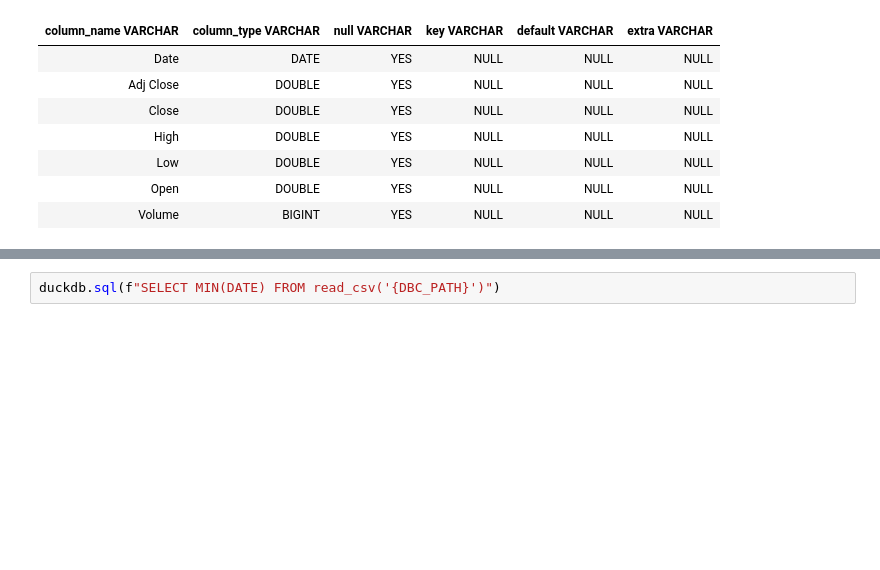
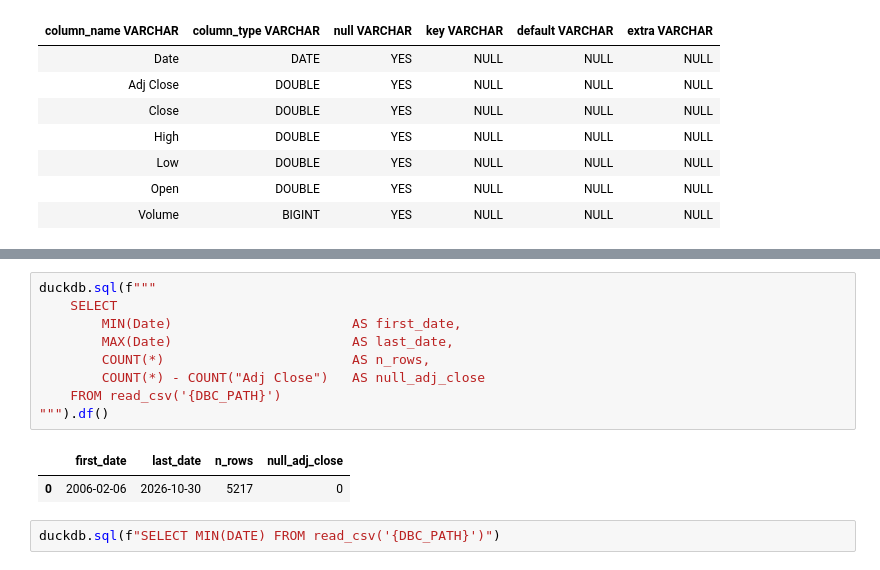
Before and after one commit to IgnacioBrunotto/inflation-hedge-analysis, a Jupyter notebook: notebooks/02_explore_duckdb.ipynb, the cells around one changed output, grey strips where cells are left out. Saved outputs shown, nothing was run; the diff lists cells and outputs as text; blank space fills up the shorter version.

```diff
--- a/notebooks/02_explore_duckdb.ipynb
+++ b/notebooks/02_explore_duckdb.ipynb
@@ -34,3 +53,15 @@ duckdb.sql(f"SELECT MAX(DATE) FROM read_csv('{DBC_PATH}')")
+# %%
+duckdb.sql(f"""
+    SELECT
+        MIN(Date)                       AS first_date,
+        MAX(Date)                       AS last_date,
+        COUNT(*)                        AS n_rows,
+        COUNT(*) - COUNT("Adj Close")   AS null_adj_close
+    FROM read_csv('{DBC_PATH}')
+""").df()
+# %% [output]
+|  | first_date | last_date | n_rows | null_adj_close |
+| 0 | 2006-02-06 | 2026-10-30 | 5217 | 0 |
 # %%
 duckdb.sql(f"SELECT MIN(DATE) FROM read_csv('{DBC_PATH}')")
 # %% [output]
```
Also changed, not shown: parts of 28 cells of this notebook, 2 other files.
